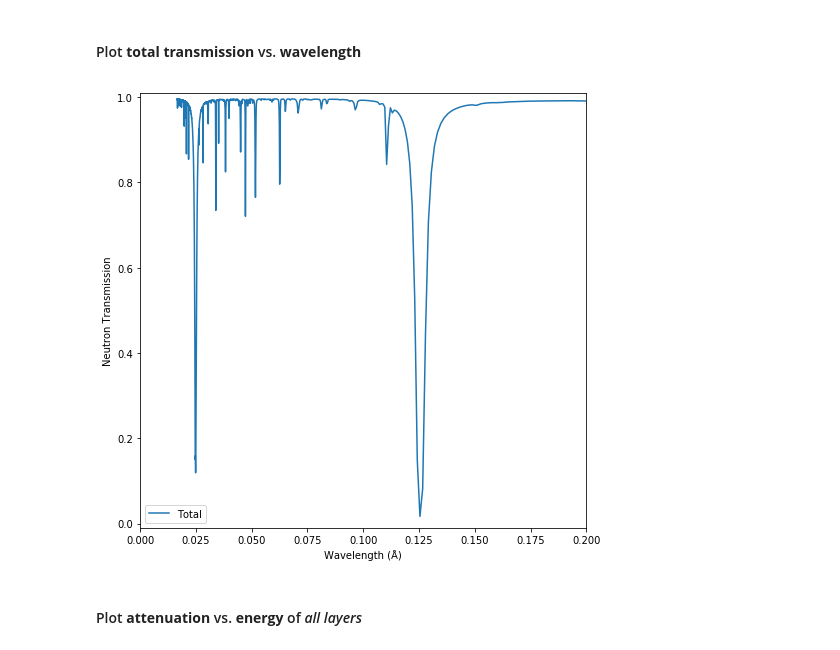
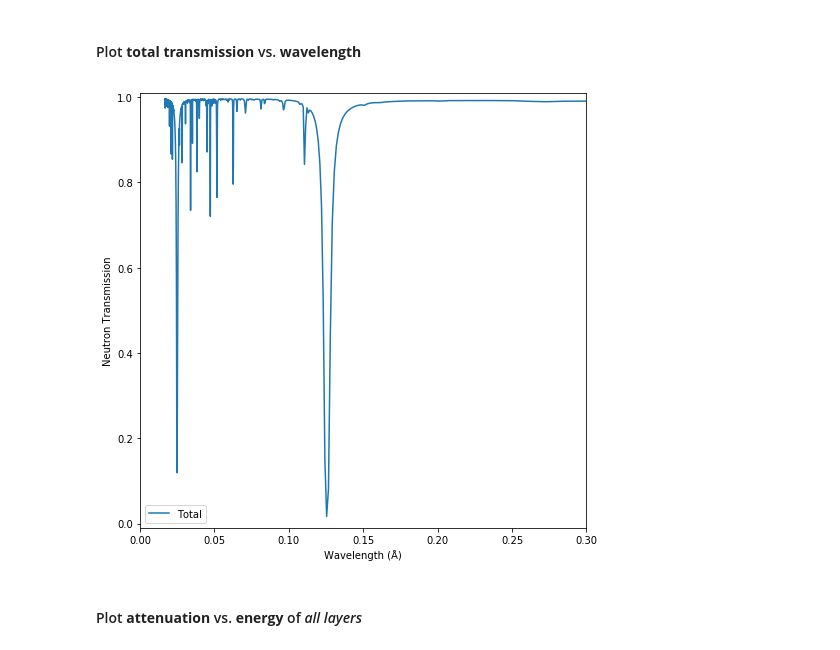
Before and after one commit to ornlneutronimaging/ImagingReso, a Jupyter notebook: documentation/source/tutorial.ipynb, the cells around one changed output. Drawn from its saved outputs; the diff is of its cells as text; code cells hidden in the pictures.

```diff
--- a/documentation/source/tutorial.ipynb
+++ b/documentation/source/tutorial.ipynb
@@ -343,9 +343,9 @@ o_reso.plot(mixed=True, transmission=True)
 # %% [markdown]
 #### Plot **total transmission** vs. **wavelength**
 # %%
-o_reso.plot(x_axis='lambda', mixed=True, transmission=True, lambda_max_angstroms=0.2)
+o_reso.plot(x_axis='lambda', mixed=True, y_axis='transmission', lambda_max_angstroms=0.3)
 # %% [output]
-[figure, old version]
+[figure, new version]
 # %% [markdown]
 #### Plot **attenuation** vs. **energy** of *all layers*
 # %%
```
Also changed, not shown: parts of 6 cells of this notebook, 5 other files.
